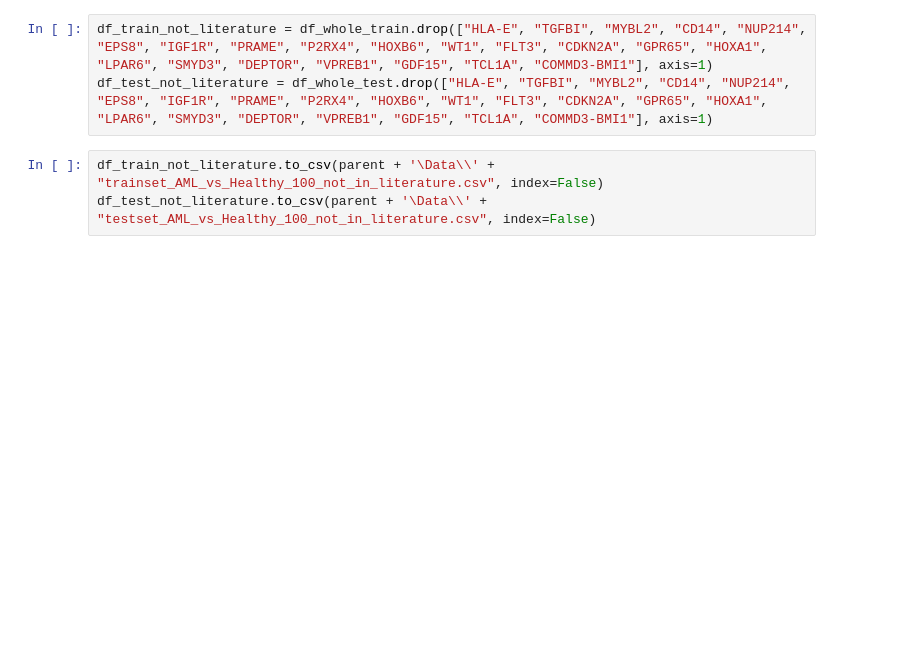
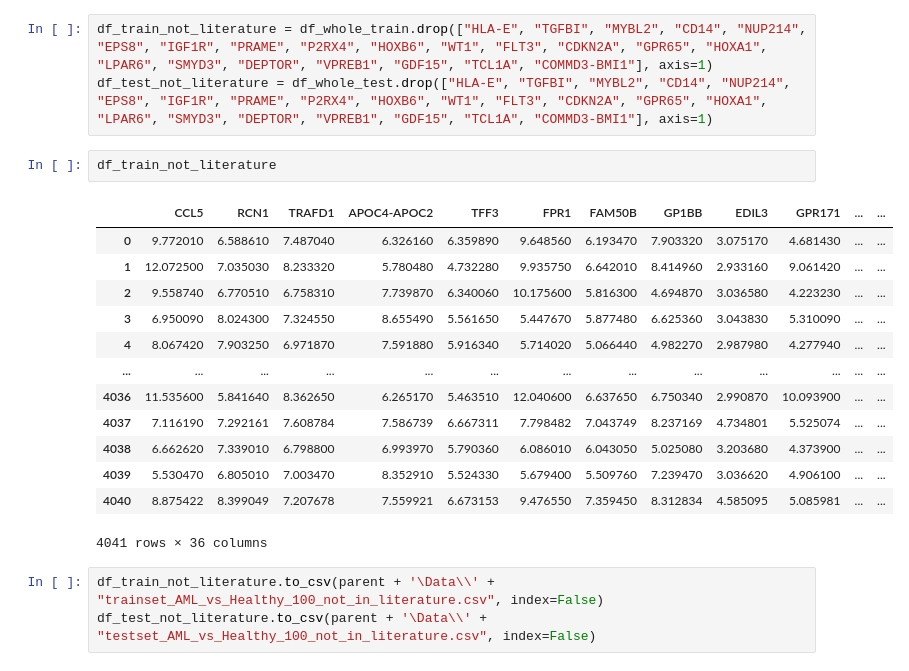
Before and after one commit to RomarN/Thesis, a Jupyter notebook: Scripts/Reduced_data_set.ipynb, the cells around one changed output. Cells and saved outputs as stored; diff of their text form; blank space fills up the shorter version.

```diff
--- a/Scripts/Reduced_data_set.ipynb
+++ b/Scripts/Reduced_data_set.ipynb
@@ -87,6 +87,22 @@ df_whole_test = pd.read_csv(parent + '\Data\\' + ts + ".csv")
 # %%
 df_train_not_literature = df_whole_train.drop(["HLA-E", "TGFBI", "MYBL2", "CD14", "NUP214", "EPS8", "IGF1R", "PRAME", "P2RX4", "HOXB6", "WT1", "FLT3", "CDKN2A", "GPR65", "HOXA1", "LPAR6", "SMYD3", "DEPTOR", "VPREB1", "GDF15", "TCL1A", "COMMD3-BMI1"], axis=1)
 df_test_not_literature = df_whole_test.drop(["HLA-E", "TGFBI", "MYBL2", "CD14", "NUP214", "EPS8", "IGF1R", "PRAME", "P2RX4", "HOXB6", "WT1", "FLT3", "CDKN2A", "GPR65", "HOXA1", "LPAR6", "SMYD3", "DEPTOR", "VPREB1", "GDF15", "TCL1A", "COMMD3-BMI1"], axis=1)
+# %%
+df_train_not_literature
+# %% [output]
+|  | CCL5 | RCN1 | TRAFD1 | APOC4-APOC2 | TFF3 | FPR1 | FAM50B | GP1BB | EDIL3 | GPR171 | ... | ... |
+| 0 | 9.772010 | 6.588610 | 7.487040 | 6.326160 | 6.359890 | 9.648560 | 6.193470 | 7.903320 | 3.075170 | 4.681430 | ... | ... |
+| 1 | 12.072500 | 7.035030 | 8.233320 | 5.780480 | 4.732280 | 9.935750 | 6.642010 | 8.414960 | 2.933160 | 9.061420 | ... | ... |
+| 2 | 9.558740 | 6.770510 | 6.758310 | 7.739870 | 6.340060 | 10.175600 | 5.816300 | 4.694870 | 3.036580 | 4.223230 | ... | ... |
+| 3 | 6.950090 | 8.024300 | 7.324550 | 8.655490 | 5.561650 | 5.447670 | 5.877480 | 6.625360 | 3.043830 | 5.310090 | ... | ... |
+| 4 | 8.067420 | 7.903250 | 6.971870 | 7.591880 | 5.916340 | 5.714020 | 5.066440 | 4.982270 | 2.987980 | 4.277940 | ... | ... |
+| ... | ... | ... | ... | ... | ... | ... | ... | ... | ... | ... | ... | ... |
+| 4036 | 11.535600 | 5.841640 | 8.362650 | 6.265170 | 5.463510 | 12.040600 | 6.637650 | 6.750340 | 2.990870 | 10.093900 | ... | ... |
+| 4037 | 7.116190 | 7.292161 | 7.608784 | 7.586739 | 6.667311 | 7.798482 | 7.043749 | 8.237169 | 4.734801 | 5.525074 | ... | ... |
+| 4038 | 6.662620 | 7.339010 | 6.798800 | 6.993970 | 5.790360 | 6.086010 | 6.043050 | 5.025080 | 3.203680 | 4.373900 | ... | ... |
+| 4039 | 5.530470 | 6.805010 | 7.003470 | 8.352910 | 5.524330 | 5.679400 | 5.509760 | 7.239470 | 3.036620 | 4.906100 | ... | ... |
+| 4040 | 8.875422 | 8.399049 | 7.207678 | 7.559921 | 6.673153 | 9.476550 | 7.359450 | 8.312834 | 4.585095 | 5.085981 | ... | ... |
+4041 rows × 36 columns
 # %%
 df_train_not_literature.to_csv(parent + '\Data\\' + "trainset_AML_vs_Healthy_100_not_in_literature.csv", index=False)
 df_test_not_literature.to_csv(parent + '\Data\\' + "testset_AML_vs_Healthy_100_not_in_literature.csv", index=False)
```
Also changed, not shown: parts of 1 cell of this notebook, 1 other file.
